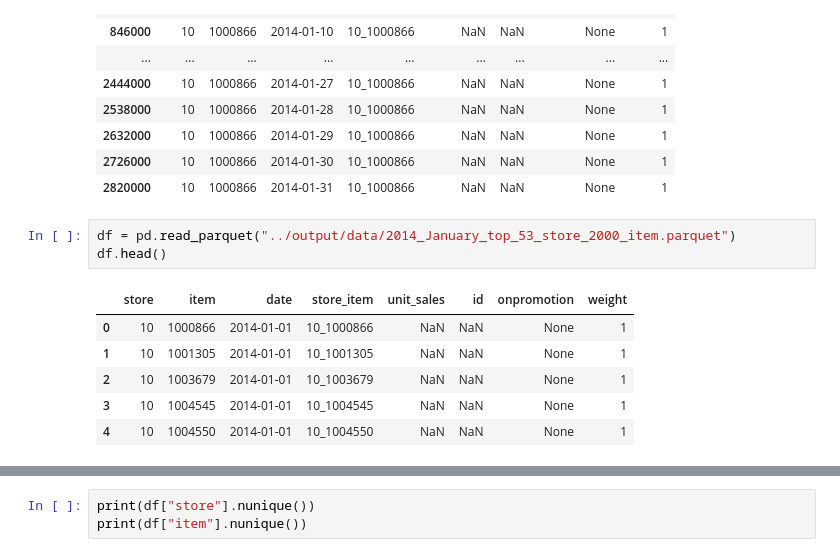
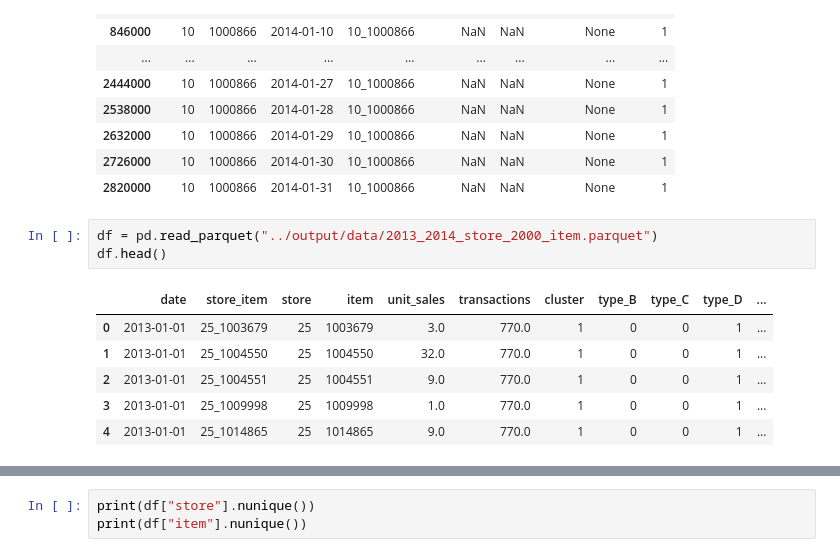
Before and after one commit to ygrepo/kaggle_favorita_grocery_sales_forecasting, a Jupyter notebook: notebook/load_data.ipynb, the cells around one changed output, grey strips where cells are left out. Cells and saved outputs as stored; diff of their text form.

```diff
--- a/notebook/load_data.ipynb
+++ b/notebook/load_data.ipynb
@@ -186,12 +186,12 @@ df.query("store_item == '10_1000866'")
 | 2726000 | 10 | 1000866 | 2014-01-30 | 10_1000866 | NaN | NaN | None | 1 |
 | 2820000 | 10 | 1000866 | 2014-01-31 | 10_1000866 | NaN | NaN | None | 1 |
 # %%
-df = pd.read_parquet("../output/data/2014_January_top_53_store_2000_item.parquet")
+df = pd.read_parquet("../output/data/2013_2014_store_2000_item.parquet")
 df.head()
 # %% [output]
-|  | store | item | date | store_item | unit_sales | id | onpromotion | weight |
-| 0 | 10 | 1000866 | 2014-01-01 | 10_1000866 | NaN | NaN | None | 1 |
-| 1 | 10 | 1001305 | 2014-01-01 | 10_1001305 | NaN | NaN | None | 1 |
-| 2 | 10 | 1003679 | 2014-01-01 | 10_1003679 | NaN | NaN | None | 1 |
-| 3 | 10 | 1004545 | 2014-01-01 | 10_1004545 | NaN | NaN | None | 1 |
-| 4 | 10 | 1004550 | 2014-01-01 | 10_1004550 | NaN | NaN | None | 1 |
+|  | date | store_item | store | item | unit_sales | transactions | cluster | type_B | type_C | type_D | ... |
+| 0 | 2013-01-01 | 25_1003679 | 25 | 1003679 | 3.0 | 770.0 | 1 | 0 | 0 | 1 | ... |
+| 1 | 2013-01-01 | 25_1004550 | 25 | 1004550 | 32.0 | 770.0 | 1 | 0 | 0 | 1 | ... |
+| 2 | 2013-01-01 | 25_1004551 | 25 | 1004551 | 9.0 | 770.0 | 1 | 0 | 0 | 1 | ... |
+| 3 | 2013-01-01 | 25_1009998 | 25 | 1009998 | 1.0 | 770.0 | 1 | 0 | 0 | 1 | ... |
+| 4 | 2013-01-01 | 25_1014865 | 25 | 1014865 | 9.0 | 770.0 | 1 | 0 | 0 | 1 | ... |
```
Also changed, not shown: parts of 4 cells of this notebook, 1 other file.
